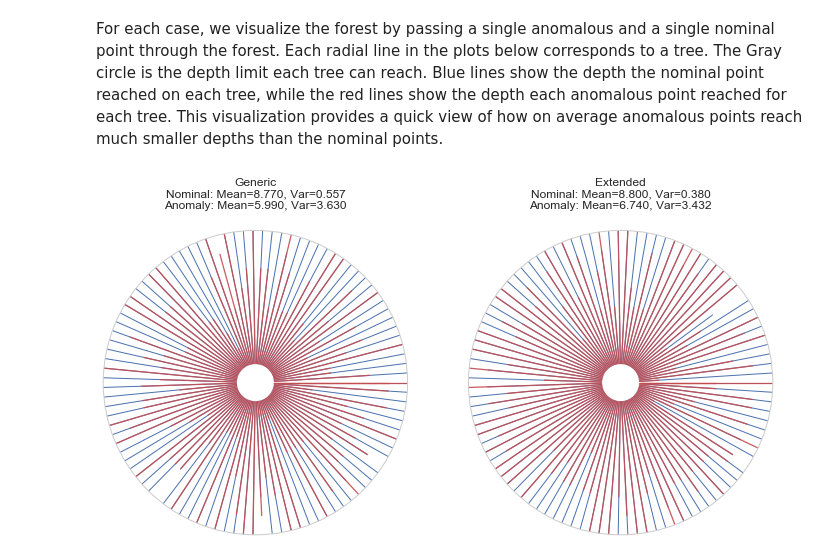
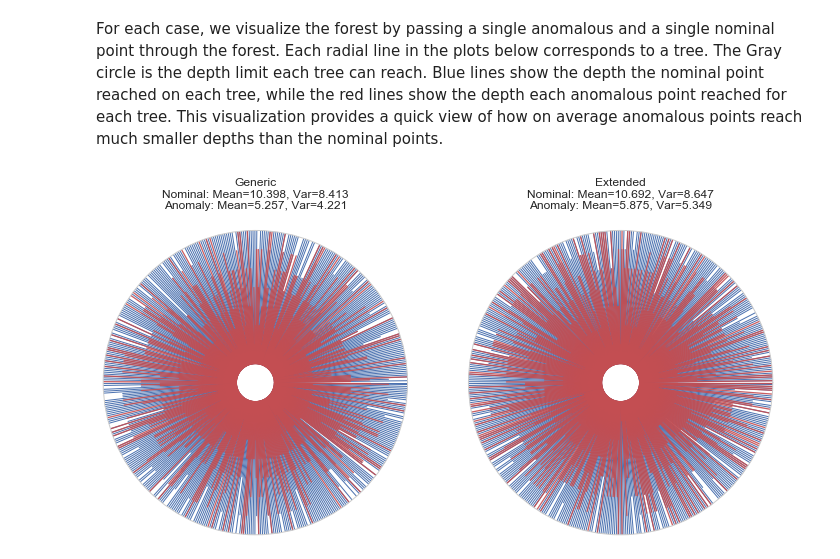
Before and after one commit to sahandha/eif, a Jupyter notebook: Notebooks/EIF.ipynb, the cells around one changed output. Drawn from its saved outputs; the diff is of its cells as text; code cells hidden in the pictures.

```diff
--- a/Notebooks/EIF.ipynb
+++ b/Notebooks/EIF.ipynb
@@ -162,10 +182,10 @@ plt.show()
 For each case, we visualize the forest by passing a single anomalous and a single nominal point through the forest. Each radial line in the plots below corresponds to a tree. The Gray circle is the depth limit each tree can reach. Blue lines show the depth the nominal point reached on each tree, while the red lines show the depth each anomalous point reaches for each tree.
 This visualization provides a quick view of how on average anomalous points reach much smaller depths than the nominal points.
 # %%
-Sorted=False
+Sorted=True
 fig = plt.figure(figsize=(12,6))
 ax1 = plt.subplot(121, projection='polar')
-rn, thetan = getVals(F0,np.array([0,0]),sorted=Sorted)
+rn, thetan = getVals(F0,np.array([0.,0.]),sorted=Sorted)
 for j in range(len(rn)):
     ax1.plot([thetan[j],thetan[j]], [1,rn[j]], color='b',alpha=1,lw=1)
 
@@ -184,7 +204,7 @@ ax1.axes.get_yaxis().set_visible(False)
 
 
 ax2 = plt.subplot(122, projection='polar')
-rn, thetan = getVals(F1,np.array([0,0]),sorted=Sorted)
+rn, thetan = getVals(F1,np.array([0.,0.]),sorted=Sorted)
 for j in range(len(rn)):
     ax2.plot([thetan[j],thetan[j]], [1,rn[j]], color='b',alpha=1,lw=1)
 
@@ -245,8 +265,8 @@ plt.show()
 # %% [markdown]
 We train two sets of forests, F0 and F1. F0 is the standard Isolation Forest, which corresponds to extension level 0 in the context of EIF. F1 is the Extended Isolation Forest with extension 1, which in the case of 2_D data (as in here), is the fully extended case.
 # %%
-F0  = iso.iForest(X,ntrees=100, sample_size=256, ExtensionLevel=0)
-F1  = iso.iForest(X,ntrees=100, sample_size=256, ExtensionLevel=1)
+F0  = iso.iForest(X,ntrees=500, sample_size=256, ExtensionLevel=0)
+F1  = iso.iForest(X,ntrees=500, sample_size=256, ExtensionLevel=1)
 # %% [markdown]
 ## Score data
 # %% [markdown]
@@ -329,11 +353,11 @@ This visualization provides a quick view of how on average anomalous points reac
 Sorted=False
 fig = plt.figure(figsize=(12,6))
 ax1 = plt.subplot(121, projection='polar')
-rn, thetan = getVals(F0,np.array([10,0]),sorted=Sorted)
+rn, thetan = getVals(F0,np.array([10.,0.]),sorted=Sorted)
 for j in range(len(rn)):
     ax1.plot([thetan[j],thetan[j]], [1,rn[j]], color='b',alpha=1,lw=1)
 
-ra, thetaa = getVals(F0,np.array([0,0]),sorted=Sorted)
+ra, thetaa = getVals(F0,np.array([0.,0.]),sorted=Sorted)
 for j in range(len(ra)):
     ax1.plot([thetaa[j],thetaa[j]], [1,ra[j]], color='r',alpha=0.9,lw=1.3)
 
@@ -348,11 +372,11 @@ ax1.axes.get_yaxis().set_visible(False)
 #ax1.text(0,F0.limit+0.4,"800 Trees, full depth")
 
 ax2 = plt.subplot(122, projection='polar')
-rn, thetan = getVals(F1,np.array([10,0]),sorted=Sorted)
+rn, thetan = getVals(F1,np.array([10.,0.]),sorted=Sorted)
 for j in range(len(rn)):
     ax2.plot([thetan[j],thetan[j]], [1,rn[j]], color='b',alpha=1,lw=1)
 
-ra, thetaa = getVals(F1,np.array([0,0]),sorted=Sorted)
+ra, thetaa = getVals(F1,np.array([0.,0.]),sorted=Sorted)
 for j in range(len(ra)):
     ax2.plot([thetaa[j],thetaa[j]], [1,ra[j]], color='r',alpha=0.9,lw=1.3)
 
@@ -395,8 +419,8 @@ plt.show()
 # %% [markdown]
 We train two sets of forests, F0 and F1. F0 is the standard Isolation Forest, which corresponds to extension level 0 in the context of EIF. F1 is the Extended Isolation Forest with extension 1, which in the case of 2_D data (as in here), is the fully extended case.
 # %%
-F0  = iso.iForest(X,ntrees=100, sample_size=256, ExtensionLevel=0)
-F1  = iso.iForest(X,ntrees=100, sample_size=256, ExtensionLevel=1)
+F0  = iso.iForest(X,ntrees=500, sample_size=256, ExtensionLevel=0)
+F1  = iso.iForest(X,ntrees=500, sample_size=256, ExtensionLevel=1)
 # %% [markdown]
 ## Score Data
 # %% [markdown]
@@ -477,41 +505,41 @@ This visualization provides a quick view of how on average anomalous points reac
 Sorted=False
 fig = plt.figure(figsize=(12,6))
 ax1 = plt.subplot(121, projection='polar')
-rn, thetan = getVals(F0,np.array([10,0]),sorted=Sorted)
+rn, thetan = getVals(F0,np.array([10.,0.]),sorted=Sorted)
 for j in range(len(rn)):
     ax1.plot([thetan[j],thetan[j]], [1,rn[j]], color='b',alpha=1,lw=1)
 
-ra, thetaa = getVals(F0,np.array([-5,-3]),sorted=Sorted)
+ra, thetaa = getVals(F0,np.array([-5.,-3.]),sorted=Sorted)
 for j in range(len(ra)):
     ax1.plot([thetaa[j],thetaa[j]], [1,ra[j]], color='r',alpha=0.9,lw=1.3)
 
 ax1.set_title("Generic\nNominal: Mean={0:.3f}, Var={1:.3f}\nAnomaly: Mean={2:.3f}, Var={3:.3f}".format(np.mean(rn),np.var(rn),np.mean(ra),np.var(ra)))
 
 ax1.set_xticklabels([])
 ax1.set_xlabel("Anomaly")
 ax1.set_ylim(0,F0.limit)
 
 ax1.axes.get_xaxis().set_visible(False)
 ax1.axes.get_yaxis().set_visible(False)
 #ax1.text(0,F0.limit+0.4,"800 Trees, full depth")
 
 ax2 = plt.subplot(122, projection='polar')
-rn, thetan = getVals(F1,np.array([10,0]),sorted=Sorted)
+rn, thetan = getVals(F1,np.array([10.,0.]),sorted=Sorted)
 for j in range(len(rn)):
     ax2.plot([thetan[j],thetan[j]], [1,rn[j]], color='b',alpha=1,lw=1)
 
-ra, thetaa = getVals(F1,np.array([-5,-3]),sorted=Sorted)
+ra, thetaa = getVals(F1,np.array([-5.,-3.]),sorted=Sorted)
 for j in range(len(ra)):
     ax2.plot([thetaa[j],thetaa[j]], [1,ra[j]], color='r',alpha=0.9,lw=1.3)
 
 
 ax2.set_title("Extended\nNominal: Mean={0:.3f}, Var={1:.3f}\nAnomaly: Mean={2:.3f}, Var={3:.3f}".format(np.mean(rn),np.var(rn),np.mean(ra),np.var(ra)))
 
 ax2.set_xticklabels([])
 ax2.set_xlabel("Anomaly")
 ax2.set_ylim(0,F0.limit)
 
 ax2.axes.get_xaxis().set_visible(False)
 ax2.axes.get_yaxis().set_visible(False)
 # %% [output]
-[figure, old version]
+[figure, new version]
```
Also changed, not shown: parts of 20 cells of this notebook, 9 other files.
